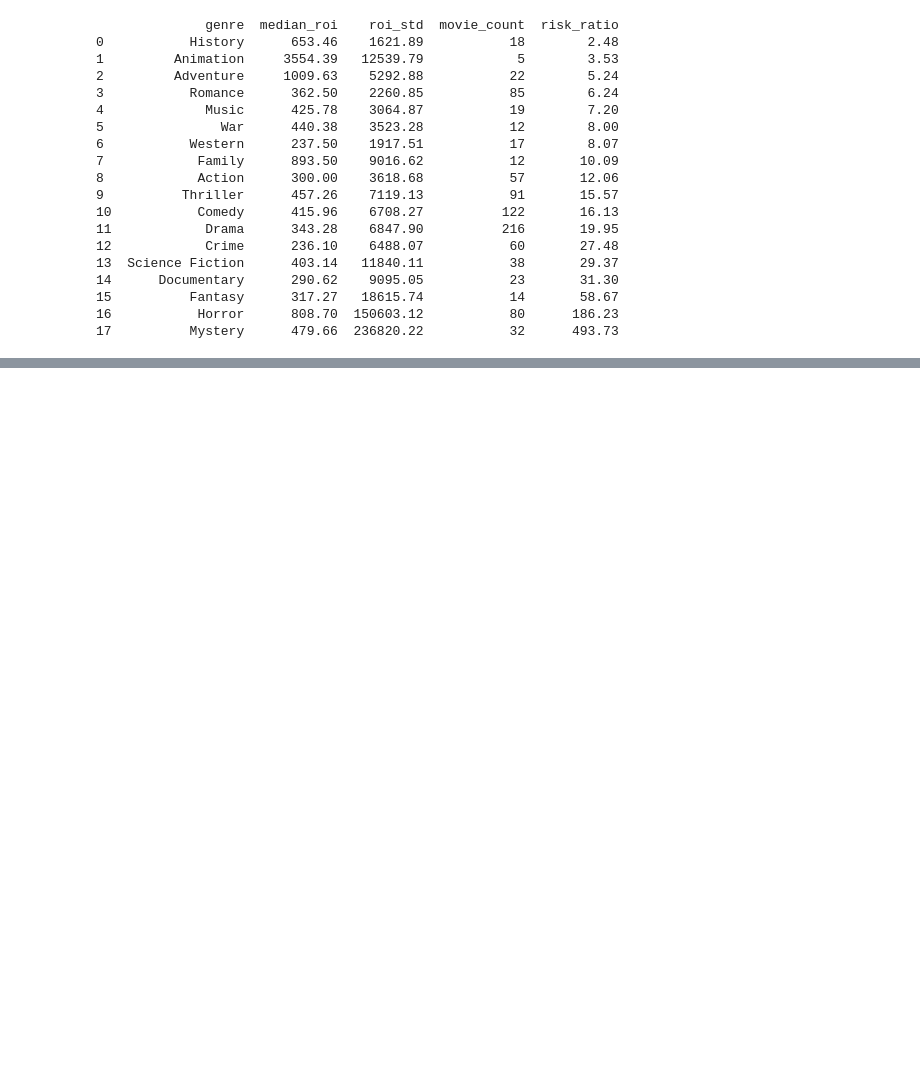
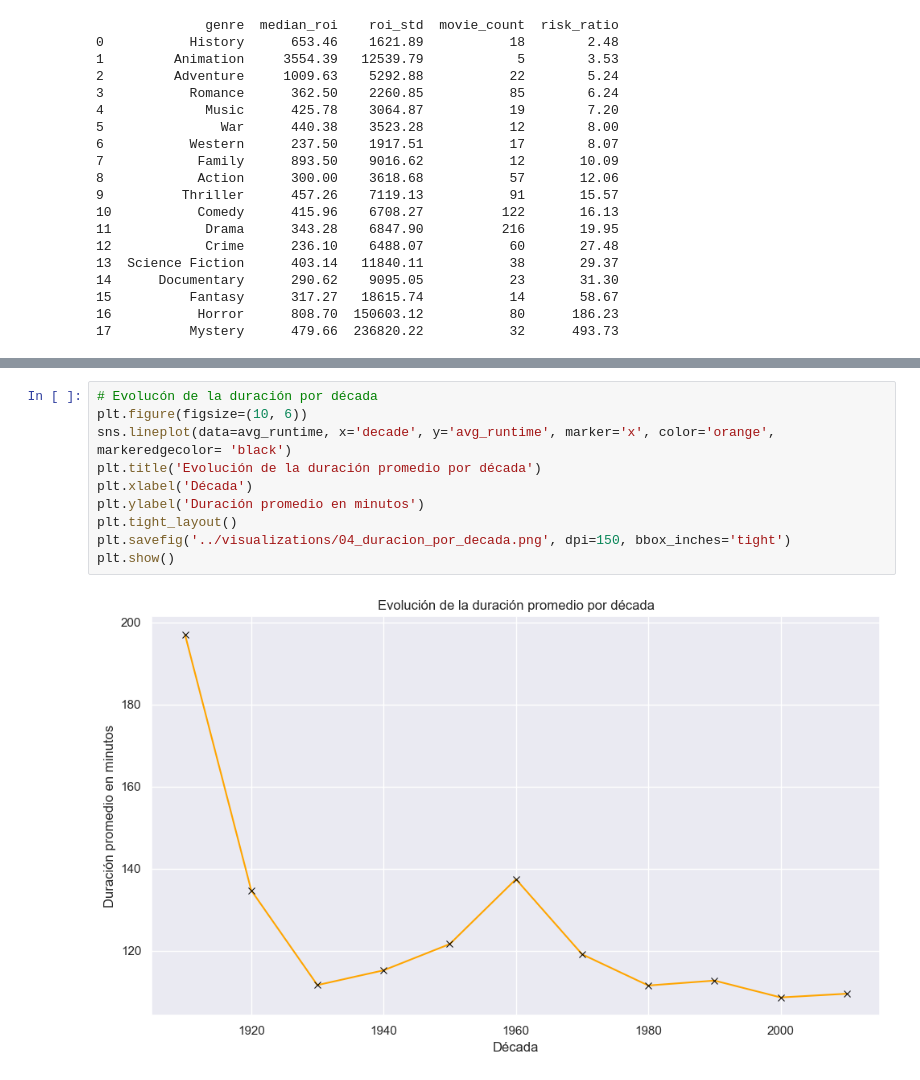
Before and after one commit to carlosalejo11/Cue, a Jupyter notebook: notebooks/04_visualizaciones.ipynb, the cells around one changed output, grey strips where cells are left out. Cells and saved outputs as stored; diff of their text form; blank space fills up the shorter version.

Commit message:
feat: Visualizaciones de análisis para Cue

```diff
--- a/notebooks/04_visualizaciones.ipynb
+++ b/notebooks/04_visualizaciones.ipynb
@@ -225,3 +226,15 @@ plt.savefig('../visualizations/05_riesgo_vs_rentabilidad_genero.png', dpi=150, b
 plt.show()
 # %% [output]
 [figure]
+# %%
+# Evolucón de la duración por década
+plt.figure(figsize=(10, 6))
+sns.lineplot(data=avg_runtime, x='decade', y='avg_runtime', marker='x', color='orange', markeredgecolor= 'black')
+plt.title('Evolución de la duración promedio por década')
+plt.xlabel('Década')
+plt.ylabel('Duración promedio en minutos')
+plt.tight_layout()
+plt.savefig('../visualizations/04_duracion_por_decada.png', dpi=150, bbox_inches='tight')
+plt.show()
+# %% [output]
+[figure, added]
```
Also changed, not shown: parts of 7 cells of this notebook, 4 other files.
